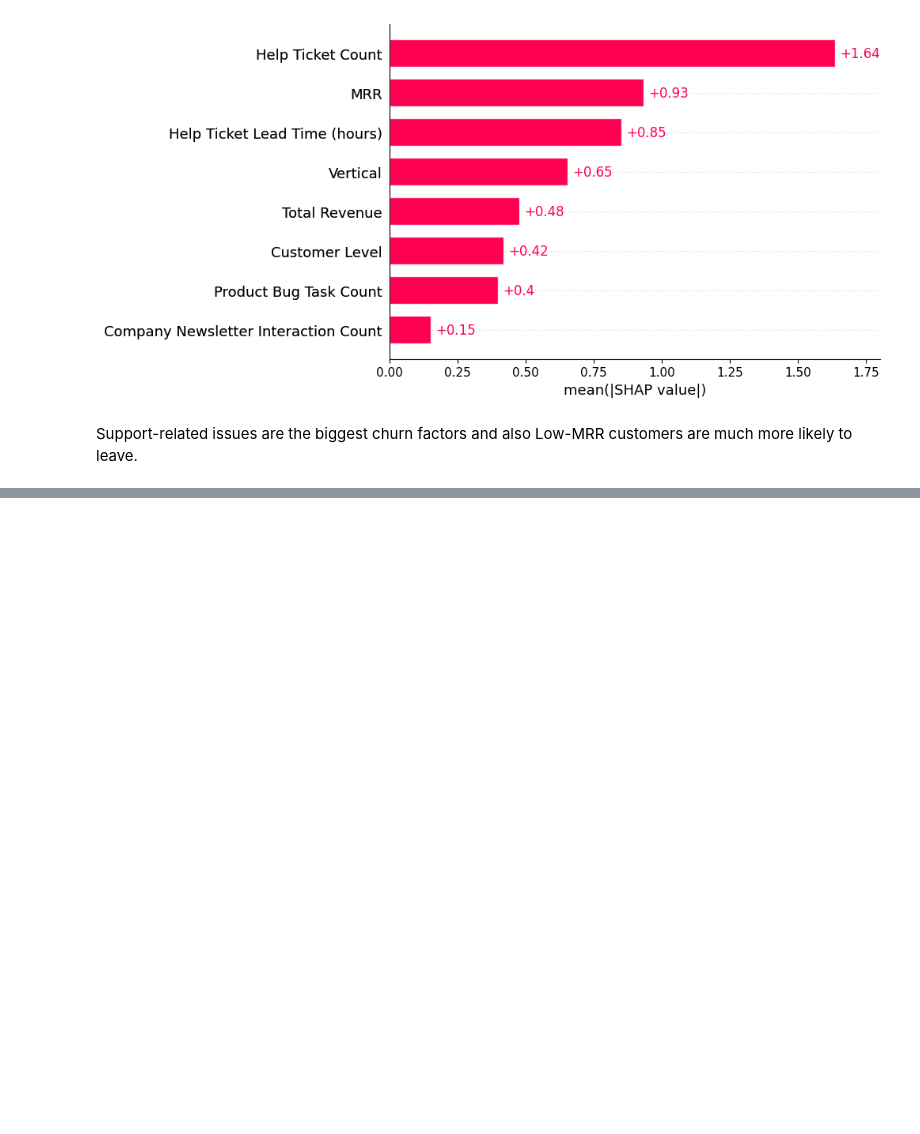
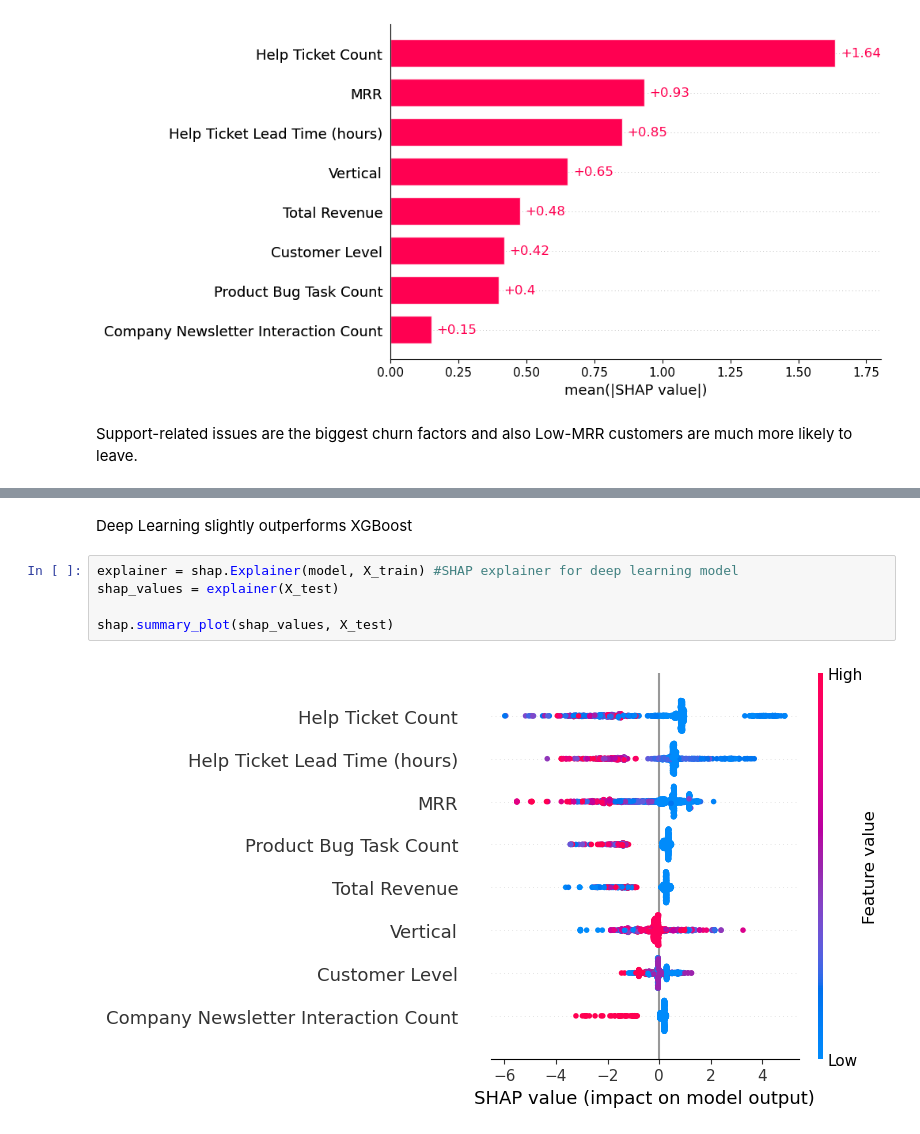
Before and after one commit to yahocan/hacettepeaidatathon2024, a Jupyter notebook: datathon.ipynb, the cells around one changed output, grey strips where cells are left out. Drawn from its saved outputs; the diff is of its cells as text; blank space fills up the shorter version.

```diff
--- a/datathon.ipynb
+++ b/datathon.ipynb
@@ -675,0 +877,9 @@ plt.show()
+# %% [markdown]
+Deep Learning slightly outperforms XGBoost
+# %%
+explainer = shap.Explainer(model, X_train) #SHAP explainer for deep learning model
+shap_values = explainer(X_test)
+
+shap.summary_plot(shap_values, X_test)
+# %% [output]
+[figure, added]
```
Also changed, not shown: parts of 25 cells of this notebook, 3 other files.
